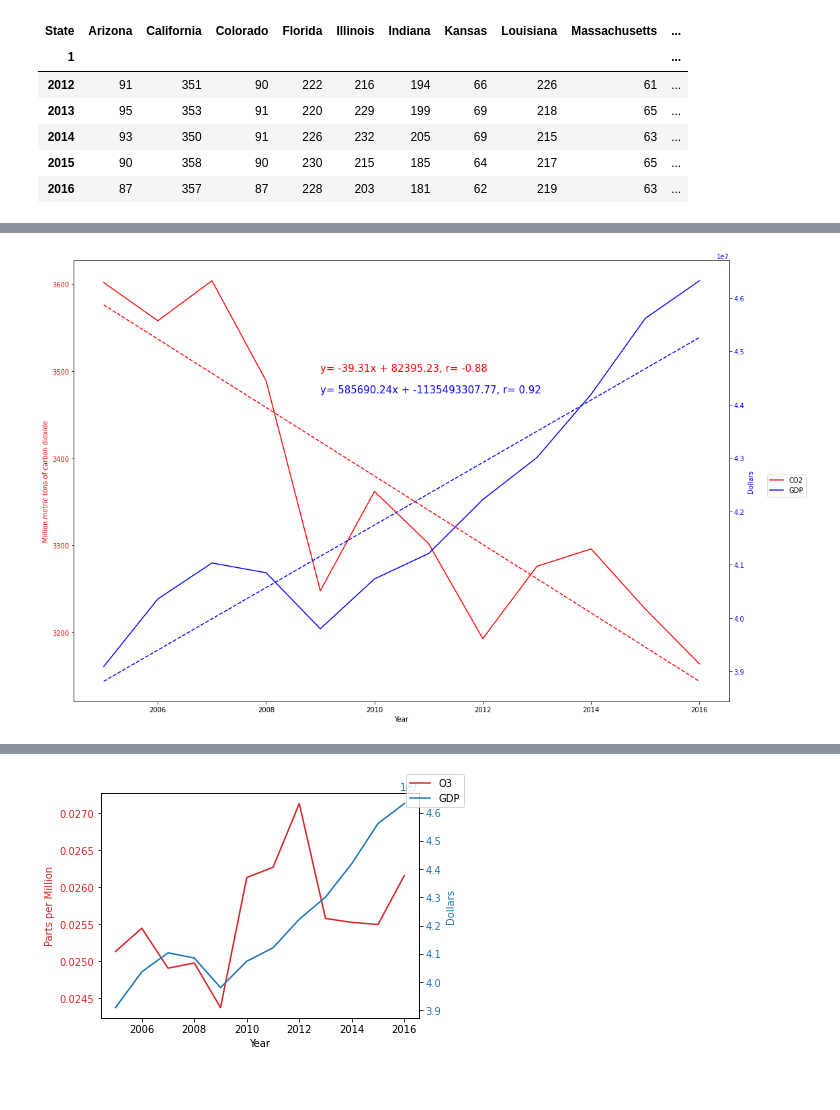
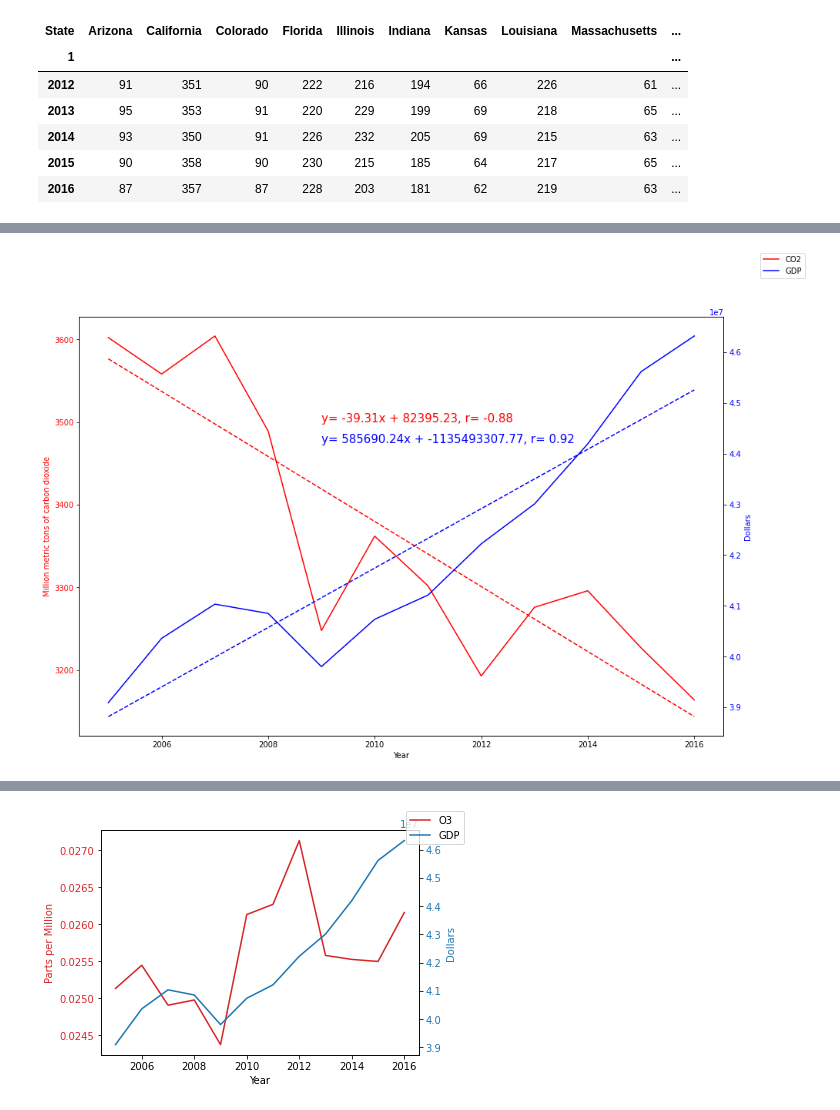
Before and after one commit to AshRC17/Project-1, a Jupyter notebook: Project 1 Charts_jv.ipynb, the cells around one changed output, grey strips where cells are left out. Drawn from its saved outputs; the diff is of its cells as text; code cells hidden in the pictures; blank space fills up the shorter version.

Commit message:
updated images

```diff
--- a/Project 1 Charts_jv.ipynb
+++ b/Project 1 Charts_jv.ipynb
@@ -161,36 +161,35 @@ years = np.asarray([2005,2006,2007,2008,2009,2010,2011,2012,2013,2014,2015,2016]
 carb_ls = np.asarray(carb_dft.iloc[:,-1].tolist())
 gdp_ls = np.asarray(gdp_dft.iloc[:,-1].tolist())
 
 carb_line = linear_regression(years, carb_ls)
 carb_line_eq = linear_regression_eq(years, carb_ls)
 
 gdp_line = linear_regression(years, gdp_ls)
 gdp_line_eq = linear_regression_eq(years, gdp_ls)
 
 fig, ax1 = plt.subplots(figsize=(15,10))
 
 color = 'red'
 ax1.set_xlabel('Year')
 ax1.set_ylabel('Million metric tons of carbon dioxide', color=color)
 ax1.plot(years, carb_ls, color=color, label = "CO2")
 ax1.tick_params(axis='y', labelcolor=color)
 ax1.plot(years,carb_line,color = 'red', linestyle = '--')
 ax1.annotate(carb_line_eq, (2009,3500), fontsize = 15, color = "red")
 ax1.annotate(gdp_line_eq, (2009,3475), fontsize = 15, color = "blue")
 ax2 = ax1.twinx()
 
 color = 'blue'
 ax2.set_ylabel('Dollars', color=color)
 ax2.plot(years, gdp_ls, color=color, label = "GDP")
 ax2.tick_params(axis='y', labelcolor=color)
 ax2.plot(years,gdp_line,'b--')
-fig.legend(loc='center left', bbox_to_anchor=(1.0, 0.5))
-fig.tight_layout()
+fig.legend(loc='upper right')
 plt.show()
 
 fig.savefig('Images/CO2_vs_GDP.png')
 # %% [output]
-[figure, old version]
+[figure, new version]
 # %%
 #NO2
 
```
Also changed, not shown: parts of 4 cells of this notebook, 5 other files.
